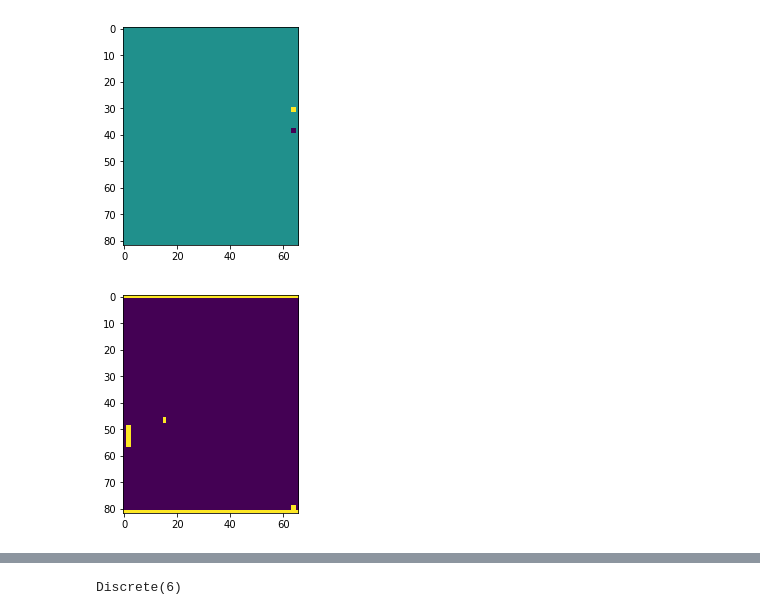
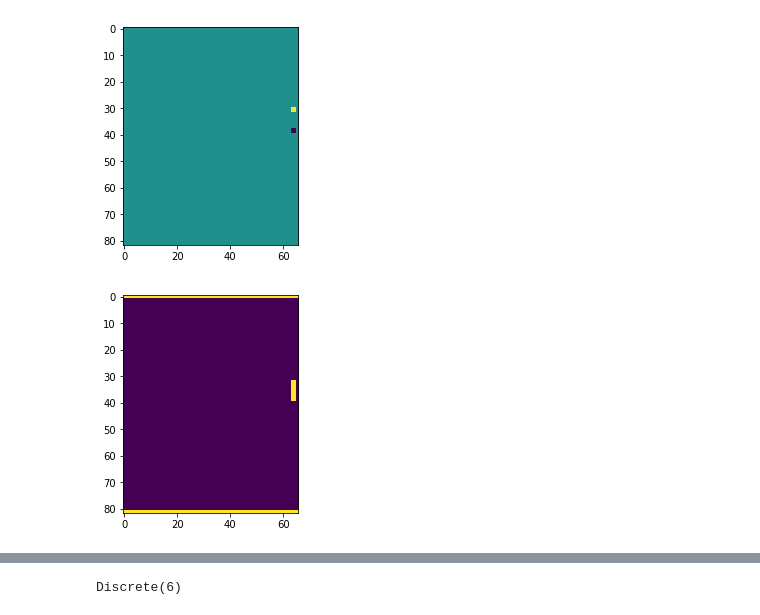
Before and after one commit to bbartoldson/examples, a Jupyter notebook: pong/pong.ipynb, the cells around one changed output, grey strips where cells are left out. Cells and saved outputs as stored; diff of their text form; code cells hidden in the pictures.

```diff
--- a/pong/pong.ipynb
+++ b/pong/pong.ipynb
@@ -89,27 +89,12 @@ plt.show()
 # %% [output]
 [figure]
 # %%
-import time
-
-if 0:
-    env.reset()
-    img = plt.imshow(preprocess(env.render(mode='rgb_array'),True)) # only call this once
-for _ in range(0):
-    img.set_data(preprocess(env.render(mode='rgb_array'),True)) # just update the data
-    display.display(plt.gcf())
-    display.clear_output(wait=True)
+env.reset()
+img = plt.imshow(preprocess(env.render(mode='rgb_array'),True)) # only call this once
+reward = 0
+while not reward:
     action = env.action_space.sample()
-    time.sleep(0.2)
     #the reward element (index 1) is -1 after losing a point, presumably +1 after winning
-    print(env.step(action)[1:])
-    time.sleep(0.2)
-
-env.reset()
-for _ in range(50):
-    plt.imshow(preprocess(env.render(mode='rgb_array'),True))
-    display.display(plt.gcf())
-    display.clear_output(wait=True)
-    action = env.action_space.sample()
-    env.step(action)
+    reward = env.step(action)[1]
 # %% [output]
-[figure, old version]
+[figure, new version]
```
Also changed, not shown: parts of 3 cells of this notebook.
